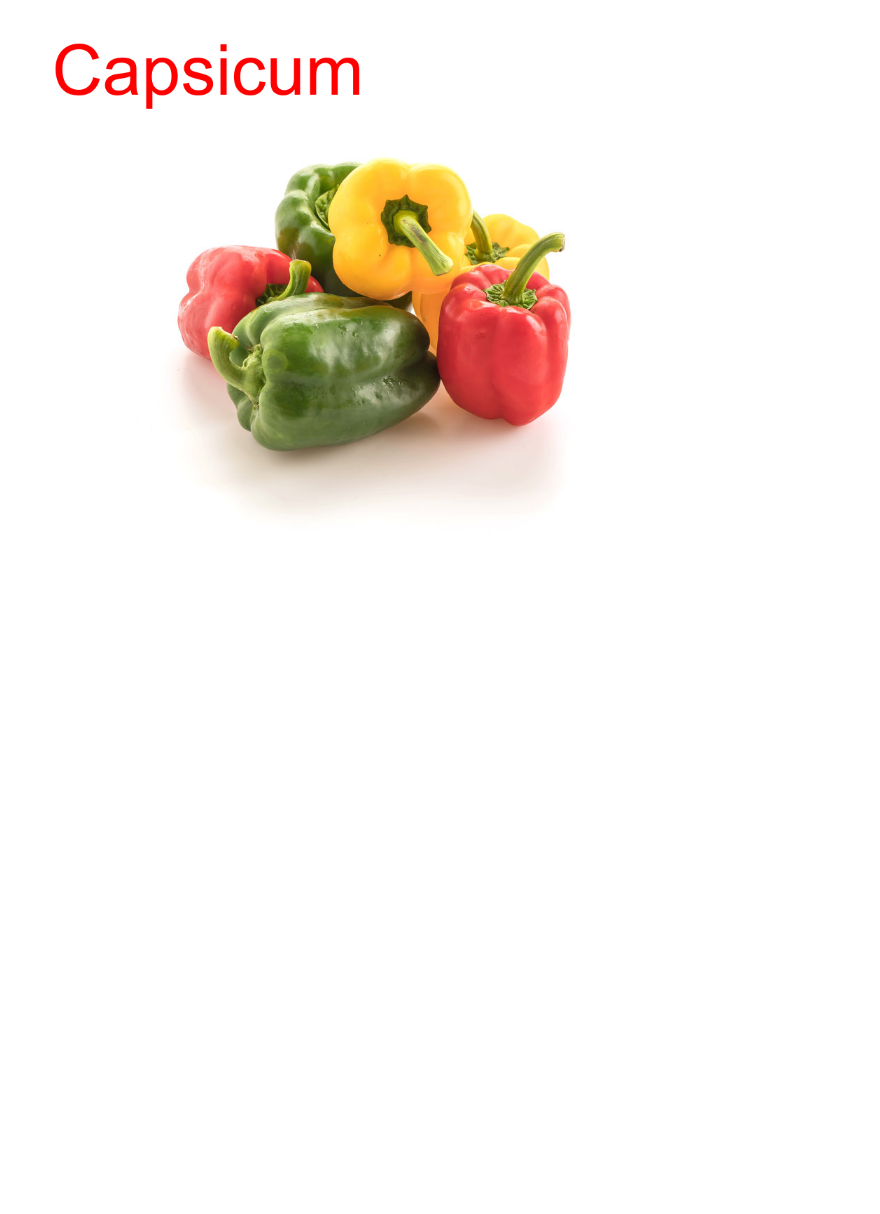
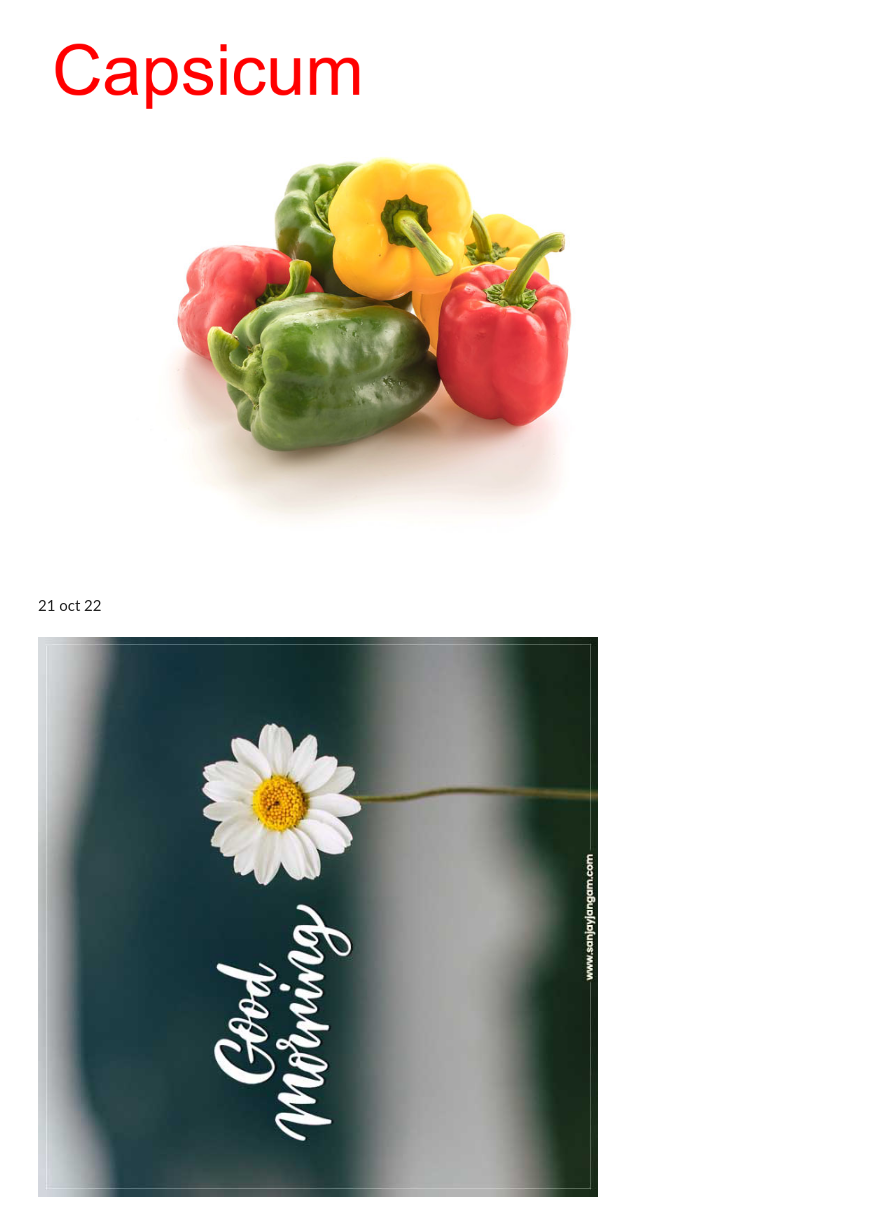
Before and after one commit to digipodium/DP-AUG-PYDS-630-MTTF, a Jupyter notebook: data analysis/image_processing.ipynb, the cells around one changed output. Drawn from its saved outputs; the diff is of its cells as text; code cells hidden in the pictures; blank space fills up the shorter version.

Commit message:
image processing

```diff
--- a/data analysis/image_processing.ipynb
+++ b/data analysis/image_processing.ipynb
@@ -52,3 +52,9 @@ im2
 [figure]
 # %%
 im2.show()
+# %% [markdown]
+21 oct 22
+# %%
+im1.rotate(90)
+# %% [output]
+[figure, added]
```
Also changed, not shown: parts of 15 cells of this notebook, 16 other files.
